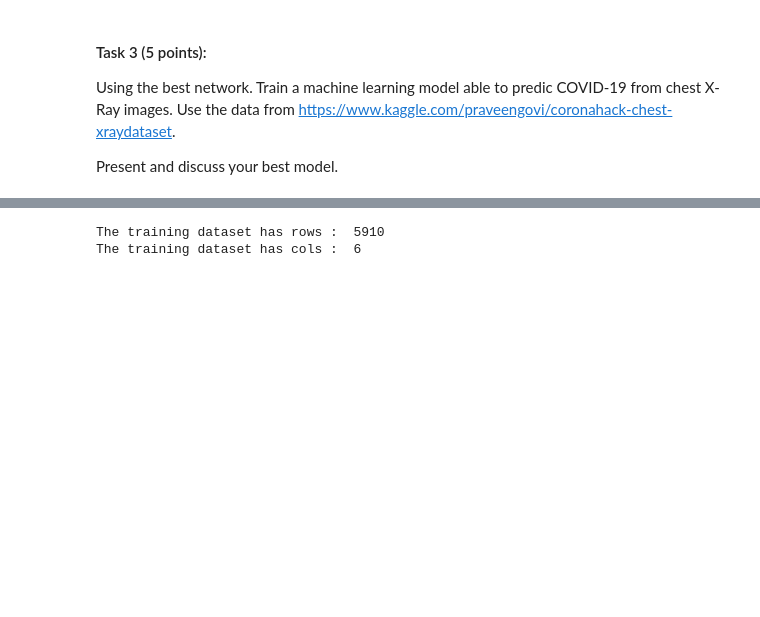
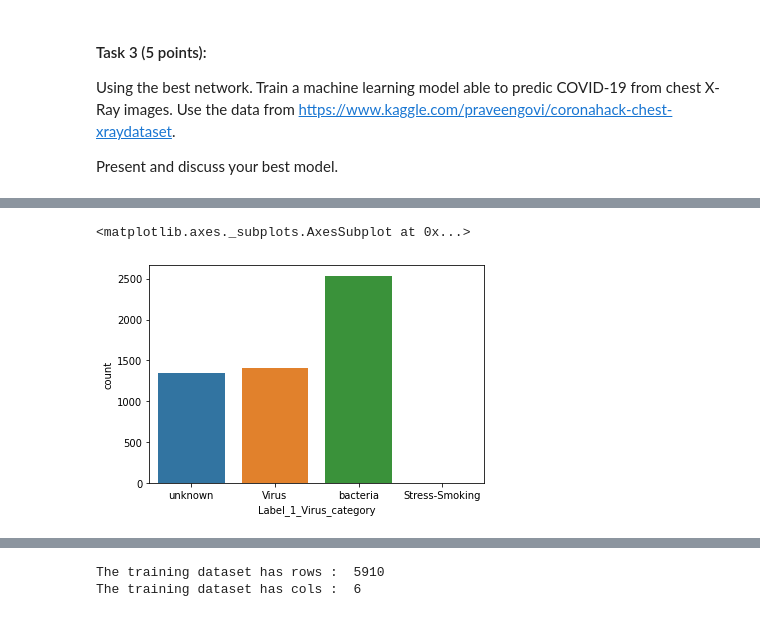
Before and after one commit to martinel-UAS/projects, a Jupyter notebook: Assignment_5/Assignment_5.ipynb, the cells around one changed output, grey strips where cells are left out. Cells and saved outputs as stored; diff of their text form; code cells hidden in the pictures; blank space fills up the shorter version.

```diff
--- a/Assignment_5/Assignment_5.ipynb
+++ b/Assignment_5/Assignment_5.ipynb
@@ -439,0 +425,8 @@ Requirement already satisfied: pyasn1>=0.1.3 in /opt/conda/lib/python3.7/site-pa
+# %%
+data_path = './coronahack-chest-xraydataset/'
+img_path = data_path + 'Coronahack-Chest-XRay-Dataset/Coronahack-Chest-XRay-Dataset'
+train_img_dir = img_path + '/train'
+test_img_dir = img_path + '/test'
+img_dir = os.listdir(img_path)
+df_meta = pd.read_csv(data_path+'Chest_xray_Corona_Metadata.csv')
+df_meta_summary = pd.read_csv(data_path+'Chest_xray_Corona_dataset_Summary.csv')
@@ -439,0 +458,4 @@ Requirement already satisfied: pyasn1>=0.1.3 in /opt/conda/lib/python3.7/site-pa
+# %%
+#replace null data points to 'unknown'
+df_meta.fillna('unknown', inplace=True)
+df_meta.isnull().sum()
@@ -439,0 +485,7 @@ Requirement already satisfied: pyasn1>=0.1.3 in /opt/conda/lib/python3.7/site-pa
+# %%
+train_data = df_meta[df_meta['Dataset_type']=='TRAIN']
+test_data = df_meta[df_meta['Dataset_type']=='TEST']
+assert train_data.shape[0] + test_data.shape[0] == df_meta.shape[0]
+print(f"Shape of train data: {train_data.shape}")
+print(f"Shape of test data: {test_data.shape}")
+train_data.sample(5)
@@ -439,0 +510,5 @@ Requirement already satisfied: pyasn1>=0.1.3 in /opt/conda/lib/python3.7/site-pa
+# %%
+sns.countplot(train_data['Label_1_Virus_category'])
+# %% [output]
+<matplotlib.axes._subplots.AxesSubplot at 0x...>
+[figure, added]
```
Also changed, not shown: parts of 32 cells of this notebook.
